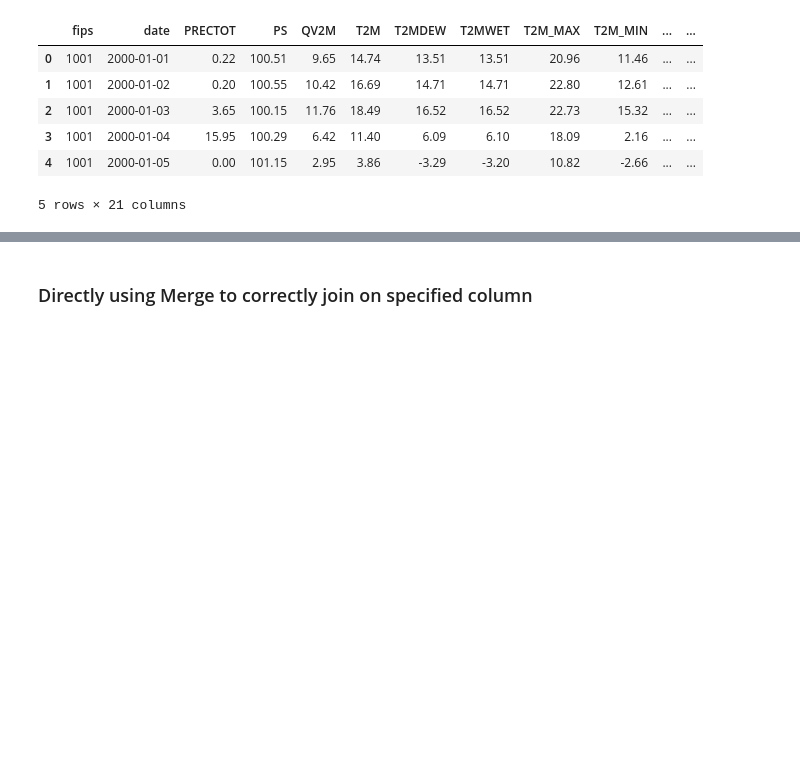
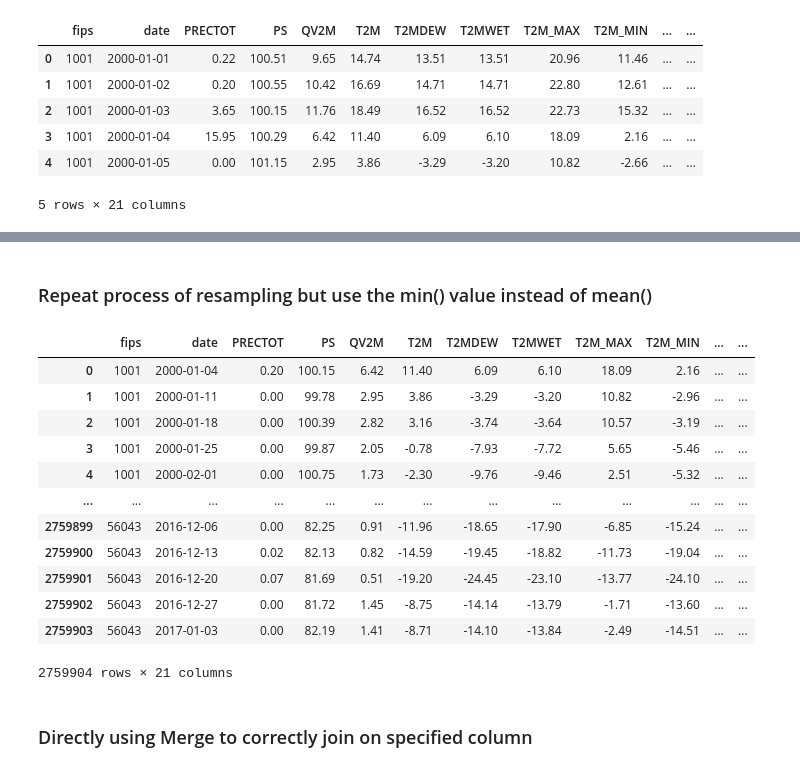
Before and after one commit to ChadDelany/drought_prediction, a Jupyter notebook: Notebooks/03c_Preprocessing-Resample_Merge.ipynb, the cells around one changed output, grey strips where cells are left out. Saved outputs shown, nothing was run; the diff lists cells and outputs as text; code cells hidden in the pictures; blank space fills up the shorter version.

```diff
--- a/Notebooks/03c_Preprocessing-Resample_Merge_Scale.ipynb
+++ b/Notebooks/03c_Preprocessing-Resample_Merge.ipynb
@@ -191,3 +216,32 @@ train_set_mean
+# %% [markdown]
+### Repeat process of resampling but use the min() value instead of mean()
+# %%
+# CREATE FUNCTION FOR THIS PROCESS
+
+# For each county ('fips'), since the score value is set on Tuesday,
+# find the max for all variables from the week leading up to Tuesday: previous Wednesday to Tuesday.
+train_set_min = train_set.groupby('fips').resample('W-TUE', on='date').min()
+
+train_set_min.rename({'fips': 'fips_copy', 'date': 'date_copy'}, axis=1, inplace=True)
+train_set_min.reset_index(inplace=True)
+train_set_min.fillna(method='ffill', inplace=True)
+train_set_min.drop(['fips_copy', 'date_copy'], axis=1, inplace=True)
+
+train_set_min
+# %% [output]
+|  | fips | date | PRECTOT | PS | QV2M | T2M | T2MDEW | T2MWET | T2M_MAX | T2M_MIN | ... | ... |
+| 0 | 1001 | 2000-01-04 | 0.20 | 100.15 | 6.42 | 11.40 | 6.09 | 6.10 | 18.09 | 2.16 | ... | ... |
+| 1 | 1001 | 2000-01-11 | 0.00 | 99.78 | 2.95 | 3.86 | -3.29 | -3.20 | 10.82 | -2.96 | ... | ... |
+| 2 | 1001 | 2000-01-18 | 0.00 | 100.39 | 2.82 | 3.16 | -3.74 | -3.64 | 10.57 | -3.19 | ... | ... |
+| 3 | 1001 | 2000-01-25 | 0.00 | 99.87 | 2.05 | -0.78 | -7.93 | -7.72 | 5.65 | -5.46 | ... | ... |
+| 4 | 1001 | 2000-02-01 | 0.00 | 100.75 | 1.73 | -2.30 | -9.76 | -9.46 | 2.51 | -5.32 | ... | ... |
+| ... | ... | ... | ... | ... | ... | ... | ... | ... | ... | ... | ... | ... |
+| 2759899 | 56043 | 2016-12-06 | 0.00 | 82.25 | 0.91 | -11.96 | -18.65 | -17.90 | -6.85 | -15.24 | ... | ... |
+| 2759900 | 56043 | 2016-12-13 | 0.02 | 82.13 | 0.82 | -14.59 | -19.45 | -18.82 | -11.73 | -19.04 | ... | ... |
+| 2759901 | 56043 | 2016-12-20 | 0.07 | 81.69 | 0.51 | -19.20 | -24.45 | -23.10 | -13.77 | -24.10 | ... | ... |
+| 2759902 | 56043 | 2016-12-27 | 0.00 | 81.72 | 1.45 | -8.75 | -14.14 | -13.79 | -1.71 | -13.60 | ... | ... |
+| 2759903 | 56043 | 2017-01-03 | 0.00 | 82.19 | 1.41 | -8.71 | -14.10 | -13.84 | -2.49 | -14.51 | ... | ... |
+2759904 rows × 21 columns
 # %% [markdown]
 ### Directly using Merge to correctly join on specified column
 # %%
```
Also changed, not shown: parts of 24 cells of this notebook, 1 other file.
